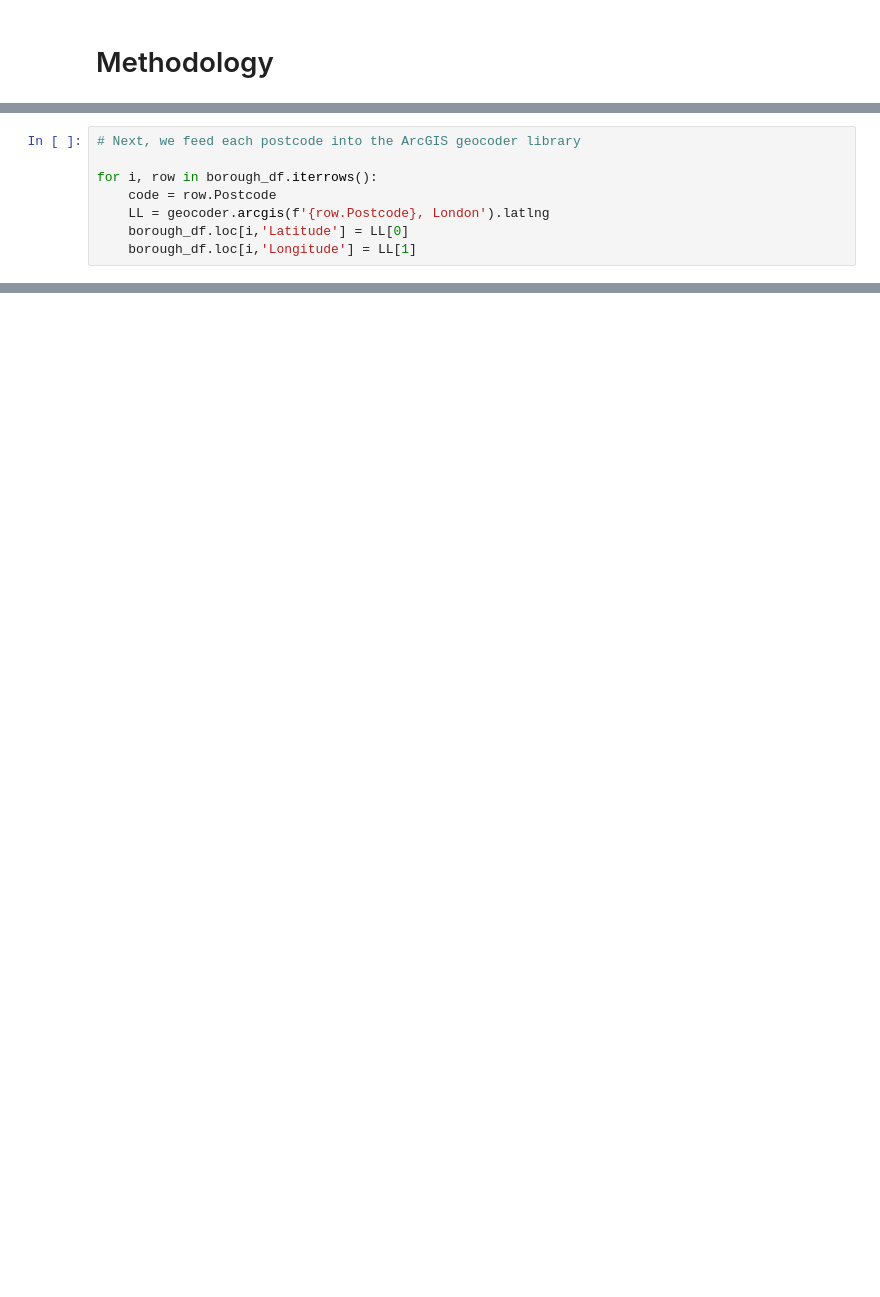
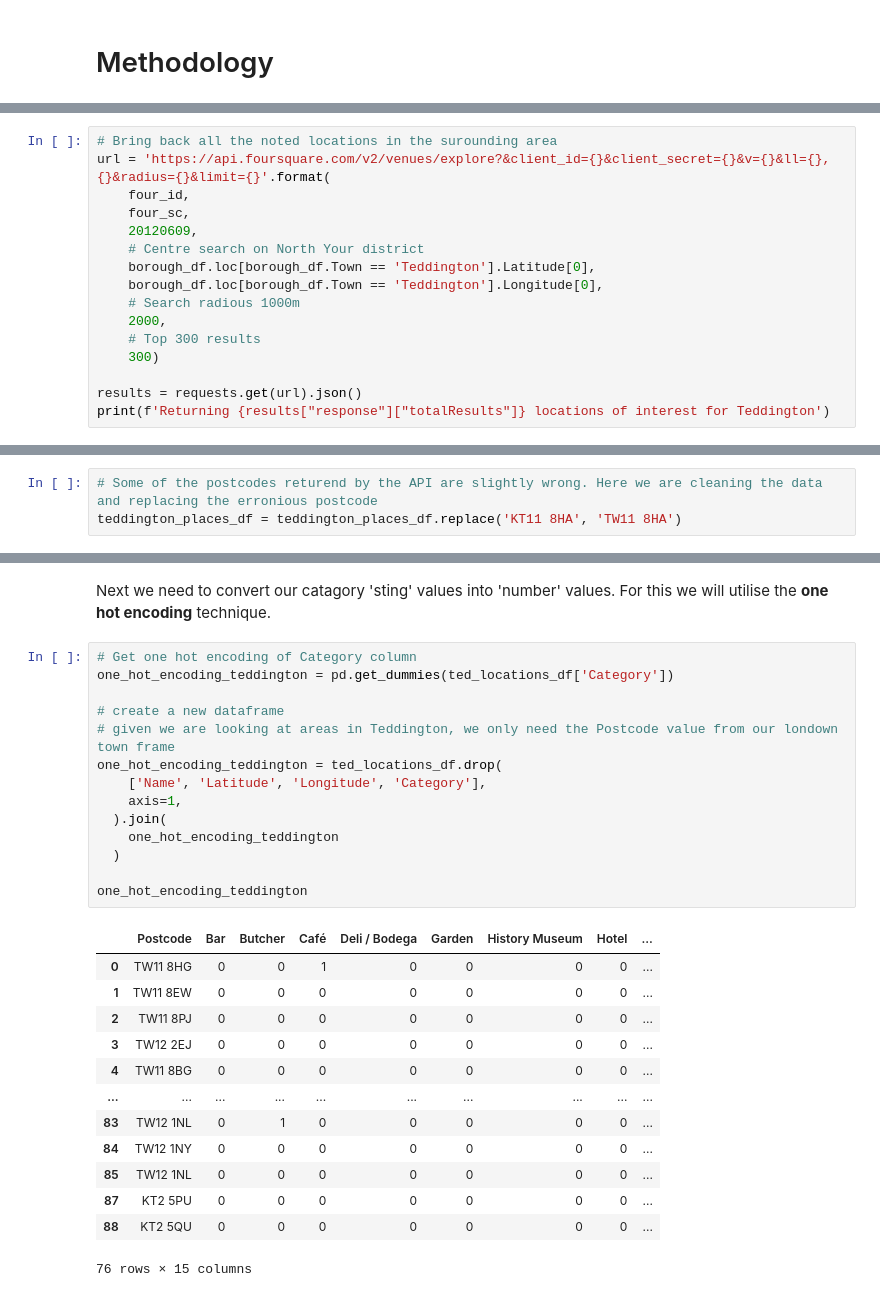
Before and after one commit to JimmySunDance/Coursera_Capstone, a Jupyter notebook: neighborhood_battle.ipynb, the cells around one changed output, grey strips where cells are left out. Saved outputs shown, nothing was run; the diff lists cells and outputs as text; blank space fills up the shorter version.

```diff
--- a/neighborhood_battle.ipynb
+++ b/neighborhood_battle.ipynb
@@ -168,8 +127,0 @@ borough_df = pd.DataFrame([
-# %%
-# Next, we feed each postcode into the ArcGIS geocoder library
-
-for i, row in borough_df.iterrows():
-    code = row.Postcode
-    LL = geocoder.arcgis(f'{row.Postcode}, London').latlng
-    borough_df.loc[i,'Latitude'] = LL[0]
-    borough_df.loc[i,'Longitude'] = LL[1]
@@ -664,0 +268,16 @@ This project is the first step in an analysis process that could go almost infin
+# %%
+# Bring back all the noted locations in the surounding area
+url = 'https://api.foursquare.com/v2/venues/explore?&client_id={}&client_secret={}&v={}&ll={},{}&radius={}&limit={}'.format(
+    four_id,
+    four_sc,
+    20120609,
+    # Centre search on North Your district
+    borough_df.loc[borough_df.Town == 'Teddington'].Latitude[0],
+    borough_df.loc[borough_df.Town == 'Teddington'].Longitude[0],
+    # Search radious 1000m
+    2000,
+    # Top 300 results
+    300)
+
+results = requests.get(url).json()
+print(f'Returning {results["response"]["totalResults"]} locations of interest for Teddington')
@@ -664,0 +332,3 @@ This project is the first step in an analysis process that could go almost infin
+# %%
+# Some of the postcodes returend by the API are slightly wrong. Here we are cleaning the data and replacing the erronious postcode
+teddington_places_df = teddington_places_df.replace('KT11 8HA', 'TW11 8HA')
@@ -664,0 +440,30 @@ This project is the first step in an analysis process that could go almost infin
+# %% [markdown]
+Next we need to convert our catagory 'sting' values into 'number' values. For this we will utilise the **one hot encoding** technique.
+# %%
+# Get one hot encoding of Category column
+one_hot_encoding_teddington = pd.get_dummies(ted_locations_df['Category'])
+
+# create a new dataframe
+# given we are looking at areas in Teddington, we only need the Postcode value from our londown town frame
+one_hot_encoding_teddington = ted_locations_df.drop(
+    ['Name', 'Latitude', 'Longitude', 'Category'],
+    axis=1,
+  ).join(
+    one_hot_encoding_teddington
+  )
+
+one_hot_encoding_teddington
+# %% [output]
+|  | Postcode | Bar | Butcher | Café | Deli / Bodega | Garden | History Museum | Hotel | ... |
+| 0 | TW11 8HG | 0 | 0 | 1 | 0 | 0 | 0 | 0 | ... |
+| 1 | TW11 8EW | 0 | 0 | 0 | 0 | 0 | 0 | 0 | ... |
+| 2 | TW11 8PJ | 0 | 0 | 0 | 0 | 0 | 0 | 0 | ... |
+| 3 | TW12 2EJ | 0 | 0 | 0 | 0 | 0 | 0 | 0 | ... |
+| 4 | TW11 8BG | 0 | 0 | 0 | 0 | 0 | 0 | 0 | ... |
+| ... | ... | ... | ... | ... | ... | ... | ... | ... | ... |
+| 83 | TW12 1NL | 0 | 1 | 0 | 0 | 0 | 0 | 0 | ... |
+| 84 | TW12 1NY | 0 | 0 | 0 | 0 | 0 | 0 | 0 | ... |
+| 85 | TW12 1NL | 0 | 0 | 0 | 0 | 0 | 0 | 0 | ... |
+| 87 | KT2 5PU | 0 | 0 | 0 | 0 | 0 | 0 | 0 | ... |
+| 88 | KT2 5QU | 0 | 0 | 0 | 0 | 0 | 0 | 0 | ... |
+76 rows × 15 columns
```
Also changed, not shown: parts of 106 cells of this notebook.
